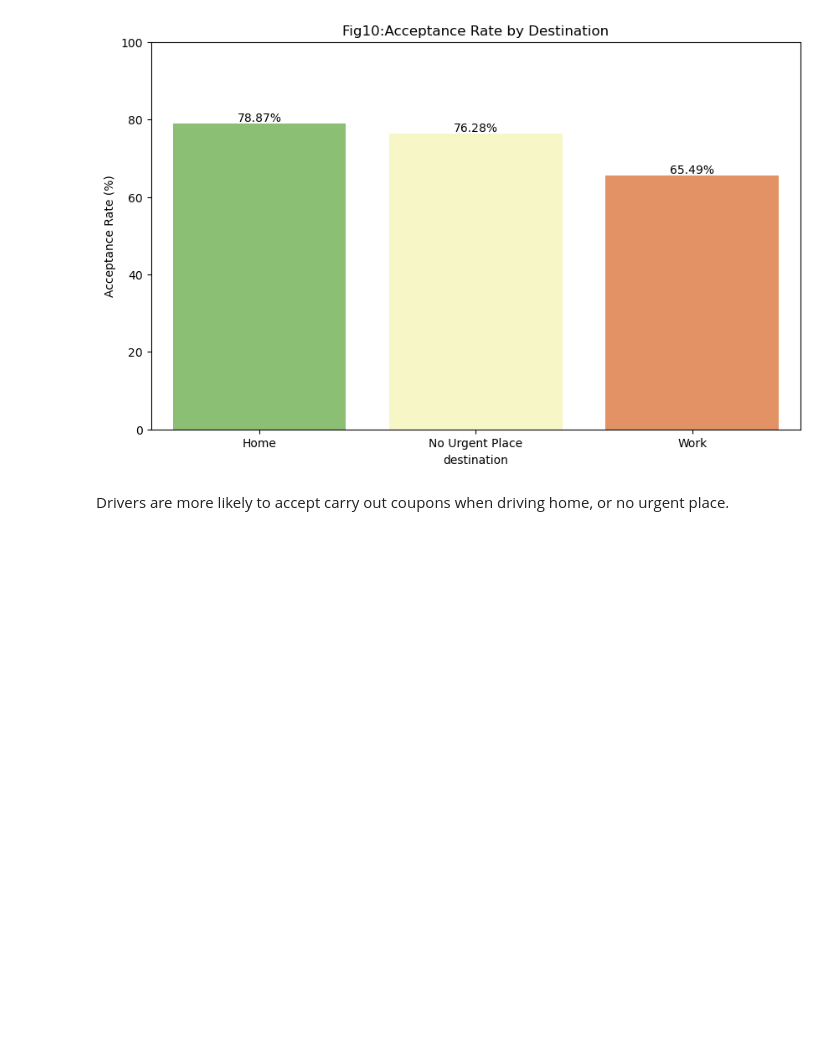
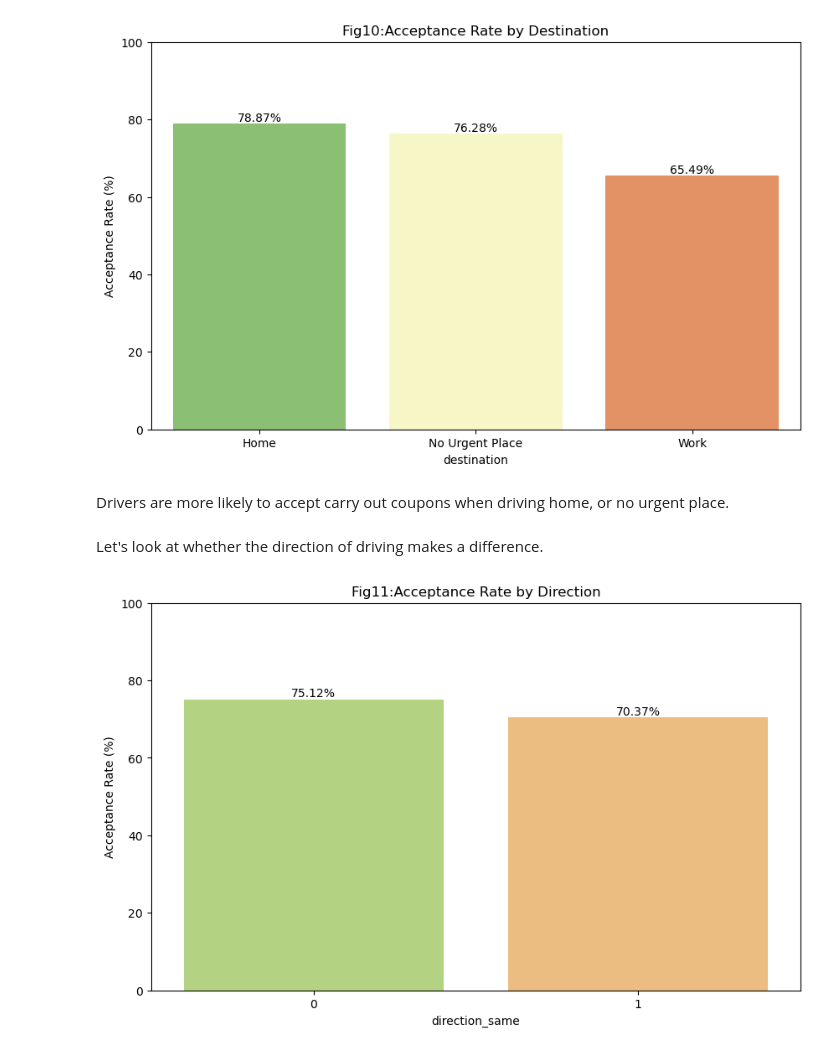
Before and after one commit to johnprg/coupon-data, a Jupyter notebook: coupondata.ipynb, the cells around one changed output. Drawn from its saved outputs; the diff is of its cells as text; code cells hidden in the pictures; blank space fills up the shorter version.

```diff
--- a/coupondata.ipynb
+++ b/coupondata.ipynb
@@ -497,3 +518,9 @@ accept_chart(carry_out_df, 'destination', 'Acceptance Rate by Destination', 10)
 [figure]
 # %% [markdown]
 Drivers are more likely to accept carry out coupons when driving home, or no urgent place.
+# %% [markdown]
+Let's look at whether the direction of driving makes a difference.
+# %%
+accept_chart(carry_out_df, 'direction_same', 'Acceptance Rate by Direction', 11)
+# %% [output]
+[figure, added]
```
Also changed, not shown: parts of 16 cells of this notebook, 4 other files.
